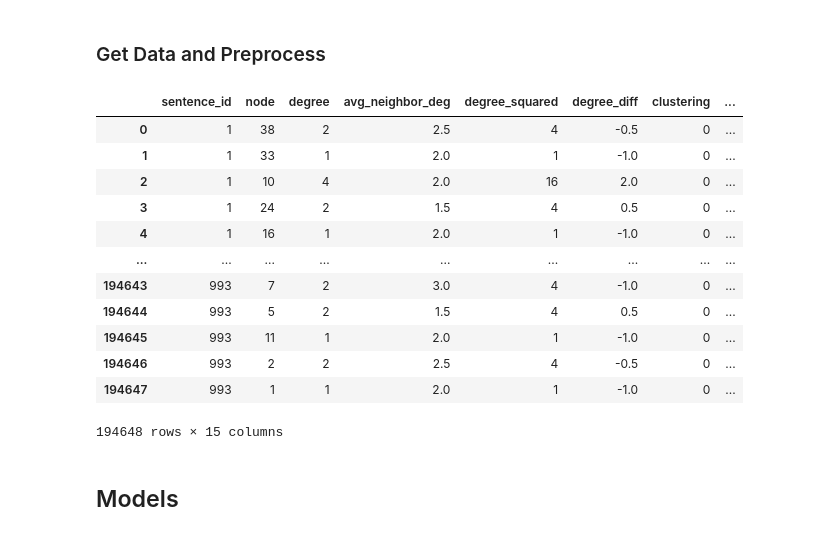
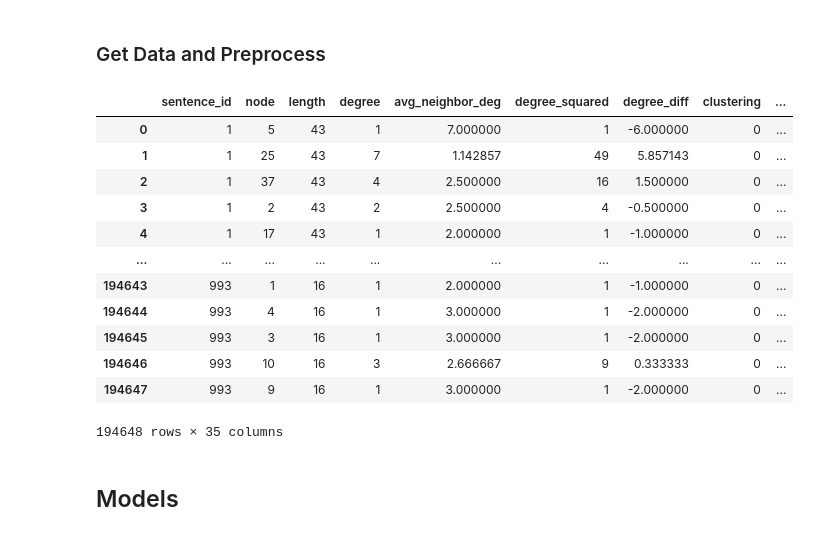
Before and after one commit to eZWALT/ML-Machine-Learning, a Jupyter notebook: PROJECT/joanSingleRF.ipynb, the cells around one changed output. Drawn from its saved outputs; the diff is of its cells as text; code cells hidden in the pictures.

```diff
--- a/PROJECT/joanSingleRF.ipynb
+++ b/PROJECT/joanSingleRF.ipynb
@@ -77,19 +41,21 @@ else:
-# %%
-X_test
-# %% [output]
-|  | sentence_id | node | degree | avg_neighbor_deg | degree_squared | degree_diff | clustering | ... |
-| 0 | 1 | 38 | 2 | 2.5 | 4 | -0.5 | 0 | ... |
-| 1 | 1 | 33 | 1 | 2.0 | 1 | -1.0 | 0 | ... |
-| 2 | 1 | 10 | 4 | 2.0 | 16 | 2.0 | 0 | ... |
-| 3 | 1 | 24 | 2 | 1.5 | 4 | 0.5 | 0 | ... |
-| 4 | 1 | 16 | 1 | 2.0 | 1 | -1.0 | 0 | ... |
-| ... | ... | ... | ... | ... | ... | ... | ... | ... |
-| 194643 | 993 | 7 | 2 | 3.0 | 4 | -1.0 | 0 | ... |
-| 194644 | 993 | 5 | 2 | 1.5 | 4 | 0.5 | 0 | ... |
-| 194645 | 993 | 11 | 1 | 2.0 | 1 | -1.0 | 0 | ... |
-| 194646 | 993 | 2 | 2 | 2.5 | 4 | -0.5 | 0 | ... |
-| 194647 | 993 | 1 | 1 | 2.0 | 1 | -1.0 | 0 | ... |
-194648 rows × 15 columns
+# %%
+X_train
+y_train
+X_test
+# %% [output]
+|  | sentence_id | node | length | degree | avg_neighbor_deg | degree_squared | degree_diff | clustering | ... |
+| 0 | 1 | 5 | 43 | 1 | 7.000000 | 1 | -6.000000 | 0 | ... |
+| 1 | 1 | 25 | 43 | 7 | 1.142857 | 49 | 5.857143 | 0 | ... |
+| 2 | 1 | 37 | 43 | 4 | 2.500000 | 16 | 1.500000 | 0 | ... |
+| 3 | 1 | 2 | 43 | 2 | 2.500000 | 4 | -0.500000 | 0 | ... |
+| 4 | 1 | 17 | 43 | 1 | 2.000000 | 1 | -1.000000 | 0 | ... |
+| ... | ... | ... | ... | ... | ... | ... | ... | ... | ... |
+| 194643 | 993 | 1 | 16 | 1 | 2.000000 | 1 | -1.000000 | 0 | ... |
+| 194644 | 993 | 4 | 16 | 1 | 3.000000 | 1 | -2.000000 | 0 | ... |
+| 194645 | 993 | 3 | 16 | 1 | 3.000000 | 1 | -2.000000 | 0 | ... |
+| 194646 | 993 | 10 | 16 | 3 | 2.666667 | 9 | 0.333333 | 0 | ... |
+| 194647 | 993 | 9 | 16 | 1 | 3.000000 | 1 | -2.000000 | 0 | ... |
+194648 rows × 35 columns
 # %% [markdown]
 ## Models
 # %% [markdown]
```
Also changed, not shown: parts of 10 cells of this notebook, 7 other files.
